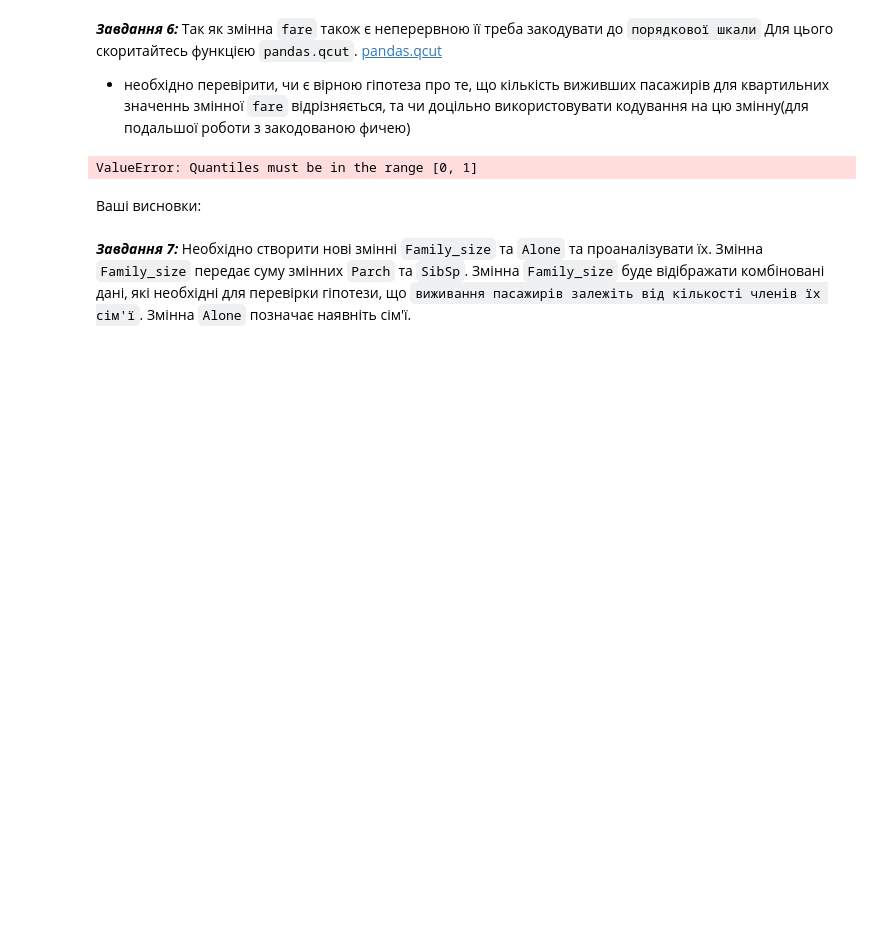
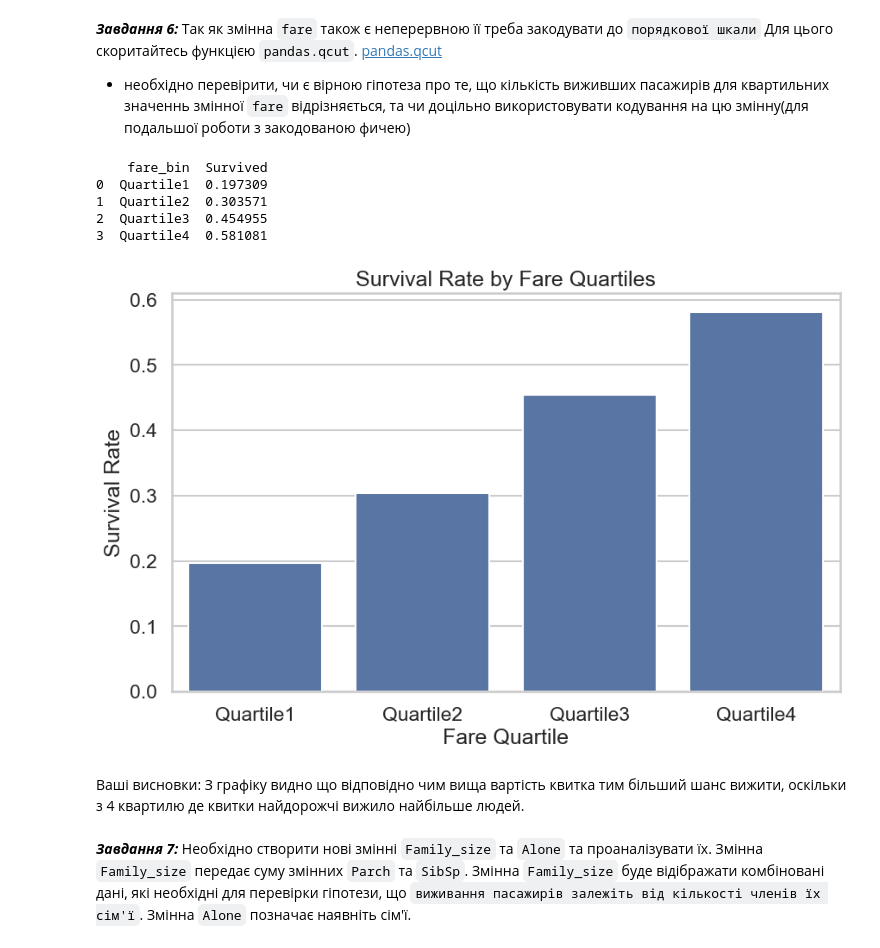
Before and after one commit to Sidoryak-Ostap/basics-of-ai, a Jupyter notebook: lab_3/Task3_basic_ai_ad.ipynb, the cells around one changed output. Saved outputs shown, nothing was run; the diff lists cells and outputs as text; code cells hidden in the pictures; blank space fills up the shorter version.

````diff
--- a/lab_3/Task3_basic_ai_ad.ipynb
+++ b/lab_3/Task3_basic_ai_ad.ipynb
@@ -192,13 +188,28 @@ plt.bar(lables, values, width=0.5, edgecolor='black')
 Для цього скоритайтесь функцією ```pandas.qcut```.
 [pandas.qcut](https://pandas.pydata.org/pandas-docs/stable/reference/api/pandas.qcut.html)
 - необхідно перевірити, чи є вірною гіпотеза про те, що кількість виживших пасажирів для квартильних значеннь змінної ```fare``` відрізняється, та чи доцільно використовувати кодування на цю змінну(для подальшої роботи з закодованою фичею)
-# %%
-#CODE
-titanic
-# %% [output]
-ValueError: Quantiles must be in the range [0, 1]
-# %% [markdown]
-Ваші висновки:
+# %%
+titanic["fare_bin"] = pd.qcut(titanic["Fare"], q=4, labels=['Quartile1', 'Quartile2', 'Quartile3', 'Quartile4'])
+
+
+survival_by_fare_bin = titanic.groupby("fare_bin")["Survived"].mean().reset_index()
+print(survival_by_fare_bin)
+
+plt.figure(figsize=(10, 6))
+sns.barplot(x="fare_bin", y="Survived", data=survival_by_fare_bin)
+plt.title("Survival Rate by Fare Quartiles")
+plt.xlabel("Fare Quartile")
+plt.ylabel("Survival Rate")
+plt.show()
+# %% [output]
+    fare_bin  Survived
+0  Quartile1  0.197309
+1  Quartile2  0.303571
+2  Quartile3  0.454955
+3  Quartile4  0.581081
+[figure, added]
+# %% [markdown]
+Ваші висновки: З графіку видно що відповідно чим вища вартість квитка тим більший шанс вижити, оскільки з 4 квартилю де квитки найдорожчі вижило найбільше людей.
 # %% [markdown]
 ***Завдання 7:*** Необхідно створити нові змінні ```Family_size``` та ```Alone``` та проаналізувати їх. Змінна ```Family_size``` передає суму змінних ```Parch``` та ```SibSp```. Змінна ```Family_size``` буде відібражати комбіновані дані, які необхідні для перевірки гіпотези, що ```виживання пасажирів залежіть від кількості членів їх сім'ї```. Змінна ```Alone``` позначає наявніть сім'ї.
 # %%
````
Also changed, not shown: parts of 20 cells of this notebook.
